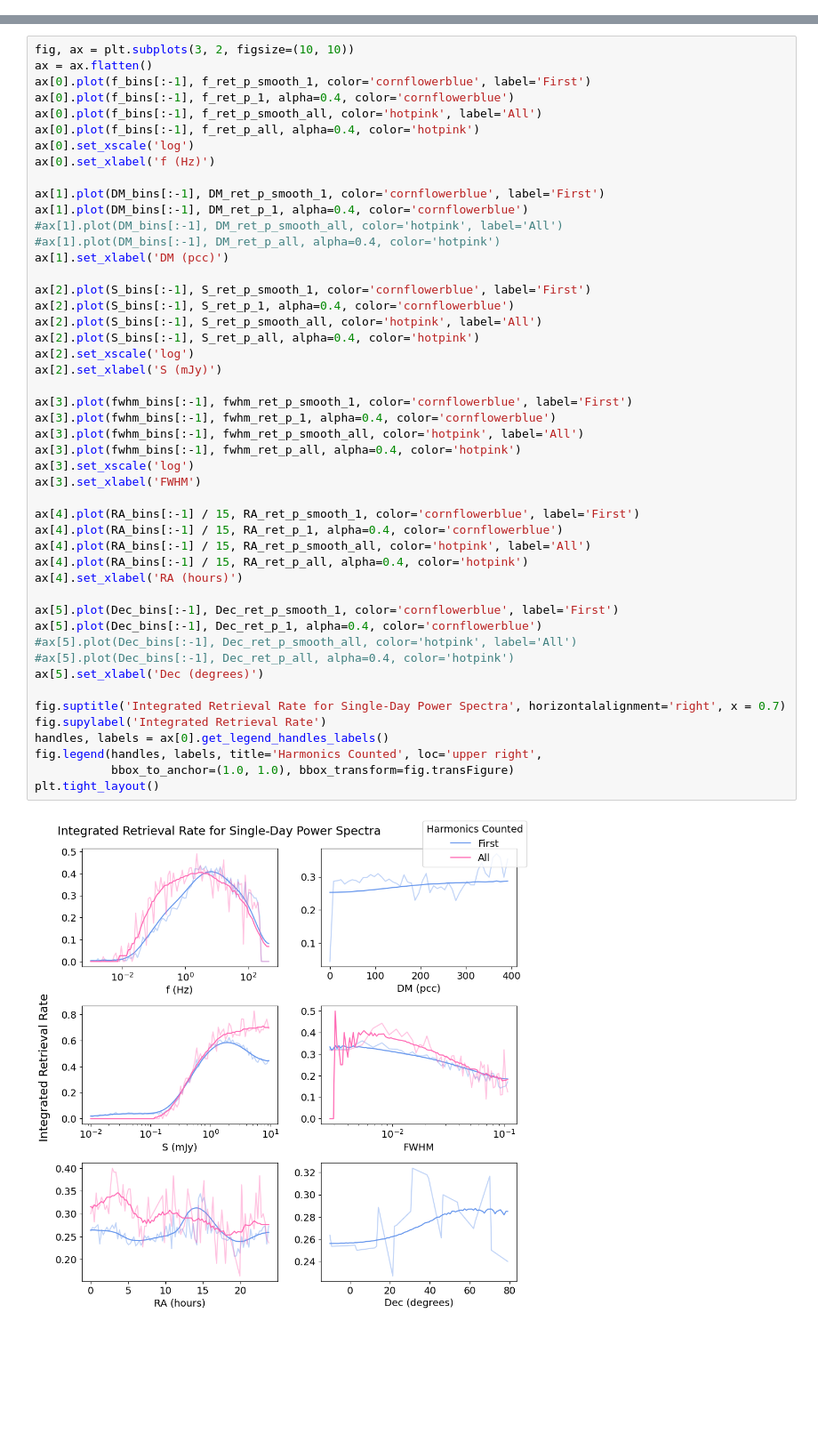
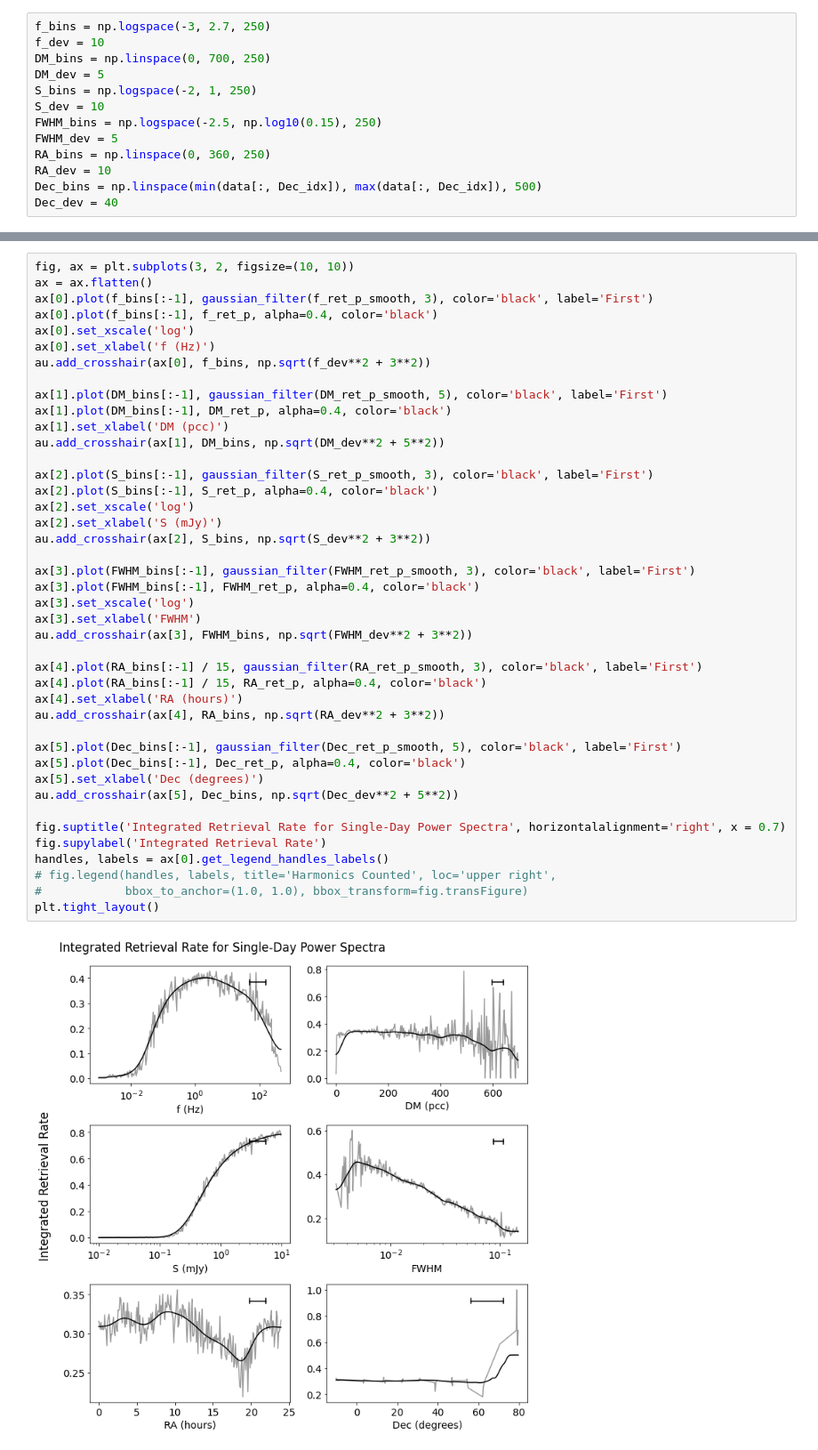
Before and after one commit to chime-sps/Transmissivity, a Jupyter notebook: results/injection_analysis_1d.ipynb, the cells around one changed output, grey strips where cells are left out. Shown at 89% size. Drawn from its saved outputs; the diff is of its cells as text; blank space fills up the shorter version.

Commit message:
better 1d plots

```diff
--- a/results/injection_analysis_1d.ipynb
+++ b/results/injection_analysis_1d.ipynb
@@ -157,0 +51,13 @@ Dec_inj_p_smooth_all, Dec_ret_p_all, Dec_ret_p_smooth_all = get_sensitivity(
+# %%
+f_bins = np.logspace(-3, 2.7, 250)
+f_dev = 10
+DM_bins = np.linspace(0, 700, 250)
+DM_dev = 5
+S_bins = np.logspace(-2, 1, 250)
+S_dev = 10
+FWHM_bins = np.logspace(-2.5, np.log10(0.15), 250)
+FWHM_dev = 5
+RA_bins = np.linspace(0, 360, 250)
+RA_dev = 10
+Dec_bins = np.linspace(min(data[:, Dec_idx]), max(data[:, Dec_idx]), 500)
+Dec_dev = 40
@@ -158,50 +99,44 @@ Dec_inj_p_smooth_all, Dec_ret_p_all, Dec_ret_p_smooth_all = get_sensitivity(
 # %%
 fig, ax = plt.subplots(3, 2, figsize=(10, 10))
 ax = ax.flatten()
-ax[0].plot(f_bins[:-1], f_ret_p_smooth_1, color='cornflowerblue', label='First')
-ax[0].plot(f_bins[:-1], f_ret_p_1, alpha=0.4, color='cornflowerblue')
-ax[0].plot(f_bins[:-1], f_ret_p_smooth_all, color='hotpink', label='All')
-ax[0].plot(f_bins[:-1], f_ret_p_all, alpha=0.4, color='hotpink')
+ax[0].plot(f_bins[:-1], gaussian_filter(f_ret_p_smooth, 3), color='black', label='First')
+ax[0].plot(f_bins[:-1], f_ret_p, alpha=0.4, color='black')
 ax[0].set_xscale('log')
 ax[0].set_xlabel('f (Hz)')
+au.add_crosshair(ax[0], f_bins, np.sqrt(f_dev**2 + 3**2))
 
-ax[1].plot(DM_bins[:-1], DM_ret_p_smooth_1, color='cornflowerblue', label='First')
-ax[1].plot(DM_bins[:-1], DM_ret_p_1, alpha=0.4, color='cornflowerblue')
-#ax[1].plot(DM_bins[:-1], DM_ret_p_smooth_all, color='hotpink', label='All')
-#ax[1].plot(DM_bins[:-1], DM_ret_p_all, alpha=0.4, color='hotpink')
+ax[1].plot(DM_bins[:-1], gaussian_filter(DM_ret_p_smooth, 5), color='black', label='First')
+ax[1].plot(DM_bins[:-1], DM_ret_p, alpha=0.4, color='black')
 ax[1].set_xlabel('DM (pcc)')
+au.add_crosshair(ax[1], DM_bins, np.sqrt(DM_dev**2 + 5**2))
 
-ax[2].plot(S_bins[:-1], S_ret_p_smooth_1, color='cornflowerblue', label='First')
-ax[2].plot(S_bins[:-1], S_ret_p_1, alpha=0.4, color='cornflowerblue')
-ax[2].plot(S_bins[:-1], S_ret_p_smooth_all, color='hotpink', label='All')
-ax[2].plot(S_bins[:-1], S_ret_p_all, alpha=0.4, color='hotpink')
+ax[2].plot(S_bins[:-1], gaussian_filter(S_ret_p_smooth, 3), color='black', label='First')
+ax[2].plot(S_bins[:-1], S_ret_p, alpha=0.4, color='black')
 ax[2].set_xscale('log')
 ax[2].set_xlabel('S (mJy)')
+au.add_crosshair(ax[2], S_bins, np.sqrt(S_dev**2 + 3**2))
 
-ax[3].plot(fwhm_bins[:-1], fwhm_ret_p_smooth_1, color='cornflowerblue', label='First')
-ax[3].plot(fwhm_bins[:-1], fwhm_ret_p_1, alpha=0.4, color='cornflowerblue')
-ax[3].plot(fwhm_bins[:-1], fwhm_ret_p_smooth_all, color='hotpink', label='All')
-ax[3].plot(fwhm_bins[:-1], fwhm_ret_p_all, alpha=0.4, color='hotpink')
+ax[3].plot(FWHM_bins[:-1], gaussian_filter(FWHM_ret_p_smooth, 3), color='black', label='First')
+ax[3].plot(FWHM_bins[:-1], FWHM_ret_p, alpha=0.4, color='black')
 ax[3].set_xscale('log')
 ax[3].set_xlabel('FWHM')
+au.add_crosshair(ax[3], FWHM_bins, np.sqrt(FWHM_dev**2 + 3**2))
 
-ax[4].plot(RA_bins[:-1] / 15, RA_ret_p_smooth_1, color='cornflowerblue', label='First')
-ax[4].plot(RA_bins[:-1] / 15, RA_ret_p_1, alpha=0.4, color='cornflowerblue')
-ax[4].plot(RA_bins[:-1] / 15, RA_ret_p_smooth_all, color='hotpink', label='All')
-ax[4].plot(RA_bins[:-1] / 15, RA_ret_p_all, alpha=0.4, color='hotpink')
+ax[4].plot(RA_bins[:-1] / 15, gaussian_filter(RA_ret_p_smooth, 3), color='black', label='First')
+ax[4].plot(RA_bins[:-1] / 15, RA_ret_p, alpha=0.4, color='black')
 ax[4].set_xlabel('RA (hours)')
+au.add_crosshair(ax[4], RA_bins, np.sqrt(RA_dev**2 + 3**2))
 
-ax[5].plot(Dec_bins[:-1], Dec_ret_p_smooth_1, color='cornflowerblue', label='First')
-ax[5].plot(Dec_bins[:-1], Dec_ret_p_1, alpha=0.4, color='cornflowerblue')
-#ax[5].plot(Dec_bins[:-1], Dec_ret_p_smooth_all, color='hotpink', label='All')
-#ax[5].plot(Dec_bins[:-1], Dec_ret_p_all, alpha=0.4, color='hotpink')
+ax[5].plot(Dec_bins[:-1], gaussian_filter(Dec_ret_p_smooth, 5), color='black', label='First')
+ax[5].plot(Dec_bins[:-1], Dec_ret_p, alpha=0.4, color='black')
 ax[5].set_xlabel('Dec (degrees)')
+au.add_crosshair(ax[5], Dec_bins, np.sqrt(Dec_dev**2 + 5**2))
 
 fig.suptitle('Integrated Retrieval Rate for Single-Day Power Spectra', horizontalalignment='right', x = 0.7)
 fig.supylabel('Integrated Retrieval Rate')
 handles, labels = ax[0].get_legend_handles_labels()
-fig.legend(handles, labels, title='Harmonics Counted', loc='upper right',
-           bbox_to_anchor=(1.0, 1.0), bbox_transform=fig.transFigure)
+# fig.legend(handles, labels, title='Harmonics Counted', loc='upper right',
+#            bbox_to_anchor=(1.0, 1.0), bbox_transform=fig.transFigure)
 plt.tight_layout()
 # %% [output]
-[figure, old version]
+[figure, new version]
```
Also changed, not shown: parts of 9 cells of this notebook.
